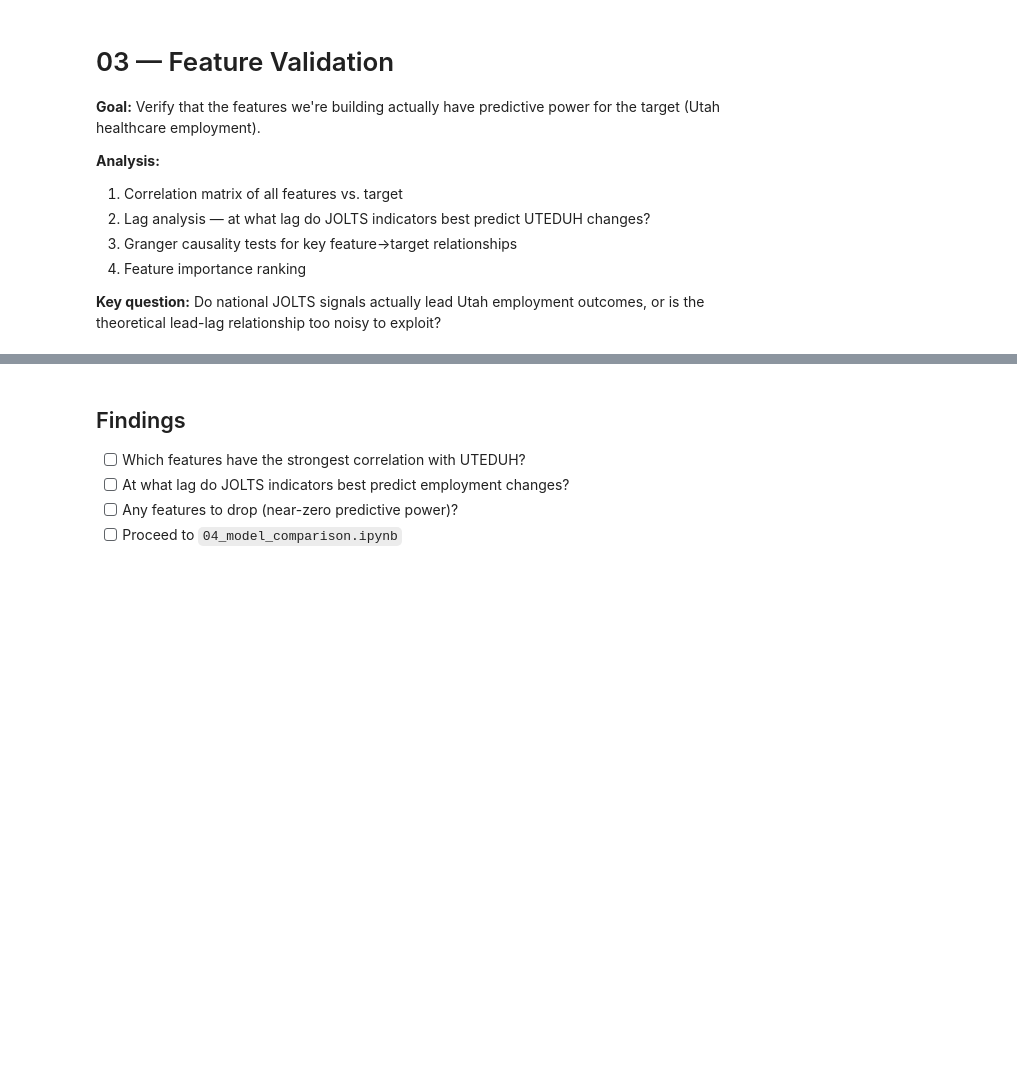
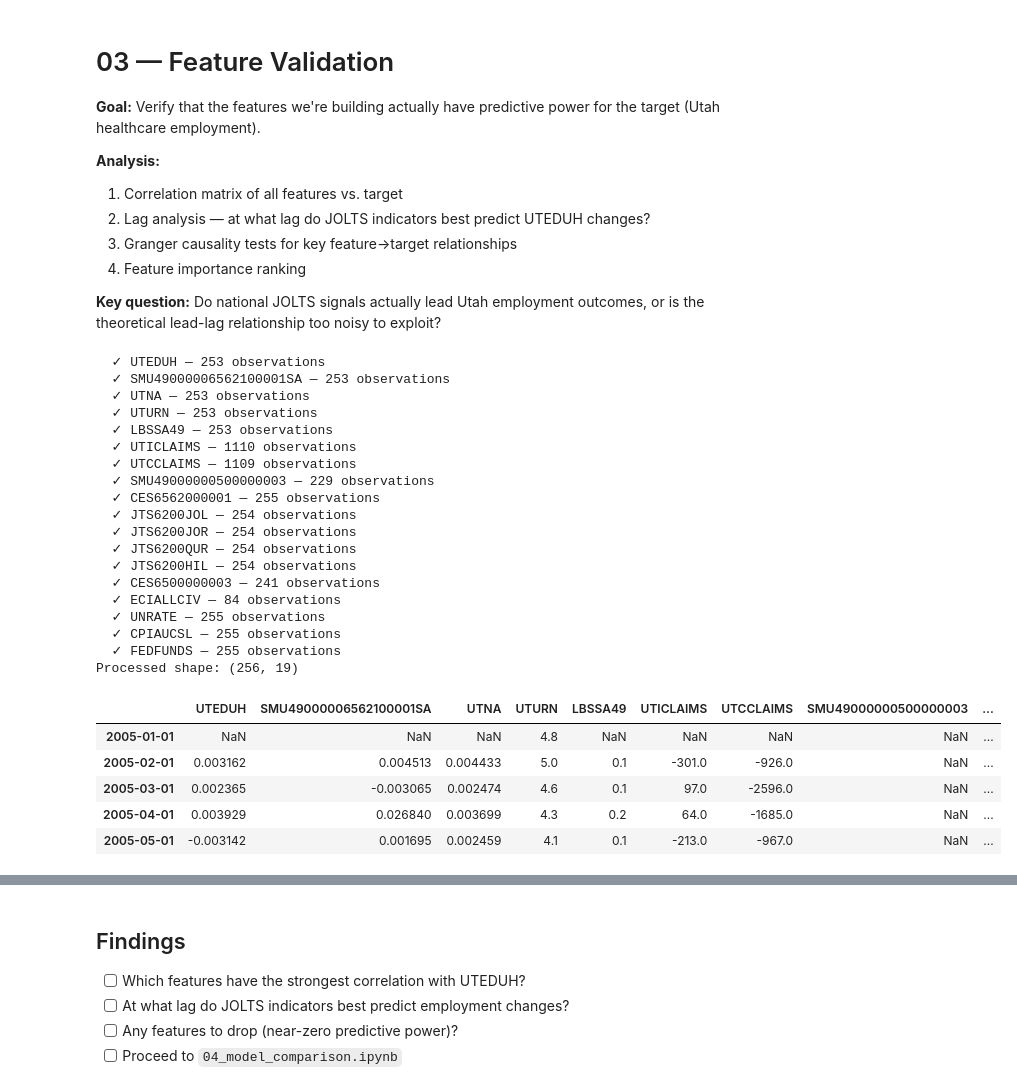
Before and after one commit to IanTaiAhn/healthcare_dashboard, a Jupyter notebook: notebooks/03_feature_validation.ipynb, the cells around one changed output, grey strips where cells are left out. Saved outputs shown, nothing was run; the diff lists cells and outputs as text; code cells hidden in the pictures; blank space fills up the shorter version.

```diff
--- a/notebooks/03_feature_validation.ipynb
+++ b/notebooks/03_feature_validation.ipynb
@@ -40,3 +31,39 @@ processed.head()
+# %%
+from data.ingestion import fetch_all_series
+
+# Load and preprocess
+raw = fetch_all_series()
+
+# raw already returns Series objects, no conversion needed
+processed = preprocess_all(raw)
+print(f'Processed shape: {processed.shape}')
+processed.head()
+# %% [output]
+  ✓ UTEDUH — 253 observations
+  ✓ SMU49000006562100001SA — 253 observations
+  ✓ UTNA — 253 observations
+  ✓ UTURN — 253 observations
+  ✓ LBSSA49 — 253 observations
+  ✓ UTICLAIMS — 1110 observations
+  ✓ UTCCLAIMS — 1109 observations
+  ✓ SMU49000000500000003 — 229 observations
+  ✓ CES6562000001 — 255 observations
+  ✓ JTS6200JOL — 254 observations
+  ✓ JTS6200JOR — 254 observations
+  ✓ JTS6200QUR — 254 observations
+  ✓ JTS6200HIL — 254 observations
+  ✓ CES6500000003 — 241 observations
+  ✓ ECIALLCIV — 84 observations
+  ✓ UNRATE — 255 observations
+  ✓ CPIAUCSL — 255 observations
+  ✓ FEDFUNDS — 255 observations
+Processed shape: (256, 19)
+|  | UTEDUH | SMU49000006562100001SA | UTNA | UTURN | LBSSA49 | UTICLAIMS | UTCCLAIMS | SMU49000000500000003 | ... |
+| 2005-01-01 | NaN | NaN | NaN | 4.8 | NaN | NaN | NaN | NaN | ... |
+| 2005-02-01 | 0.003162 | 0.004513 | 0.004433 | 5.0 | 0.1 | -301.0 | -926.0 | NaN | ... |
+| 2005-03-01 | 0.002365 | -0.003065 | 0.002474 | 4.6 | 0.1 | 97.0 | -2596.0 | NaN | ... |
+| 2005-04-01 | 0.003929 | 0.026840 | 0.003699 | 4.3 | 0.2 | 64.0 | -1685.0 | NaN | ... |
+| 2005-05-01 | -0.003142 | 0.001695 | 0.002459 | 4.1 | 0.1 | -213.0 | -967.0 | NaN | ... |
 # %%
 # Correlation matrix
 corr = processed.corr()
```
Also changed, not shown: parts of 4 cells of this notebook, 1 other file.
